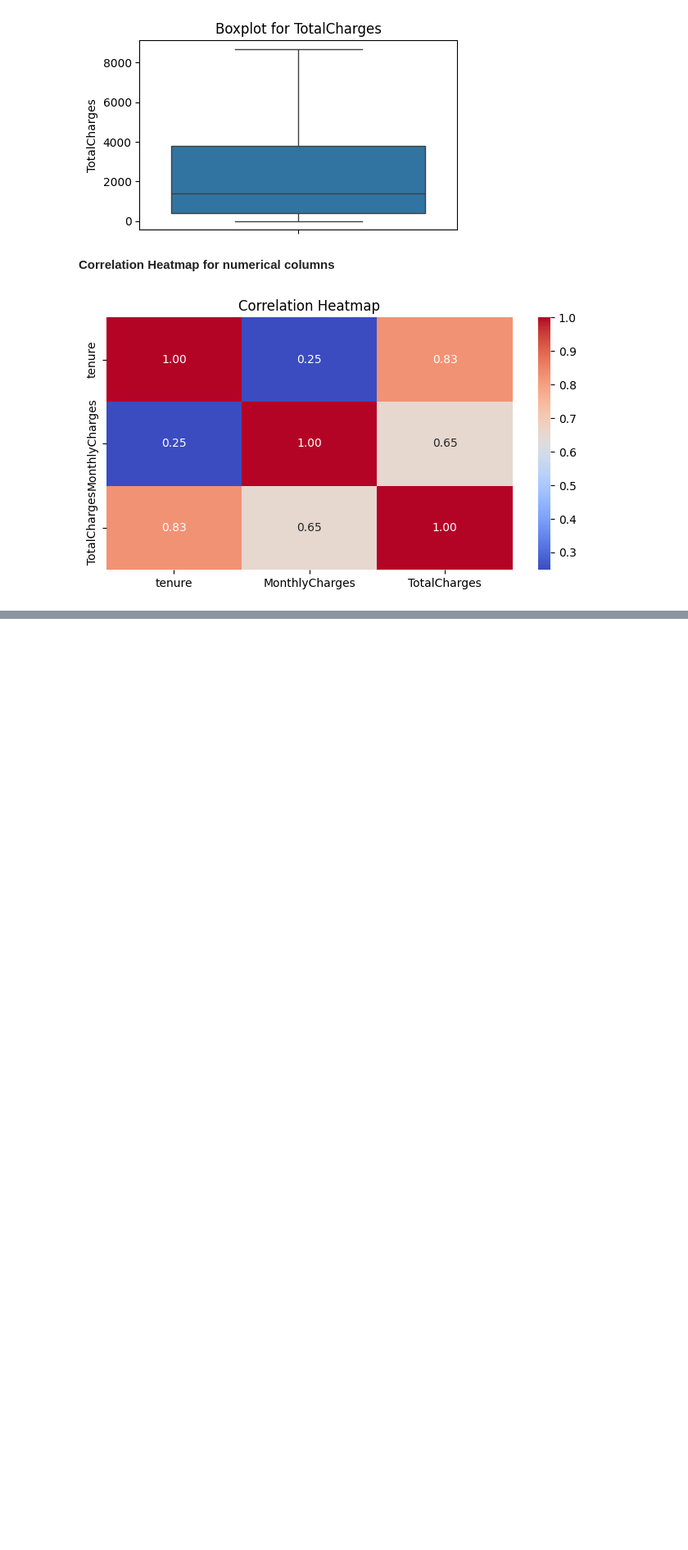
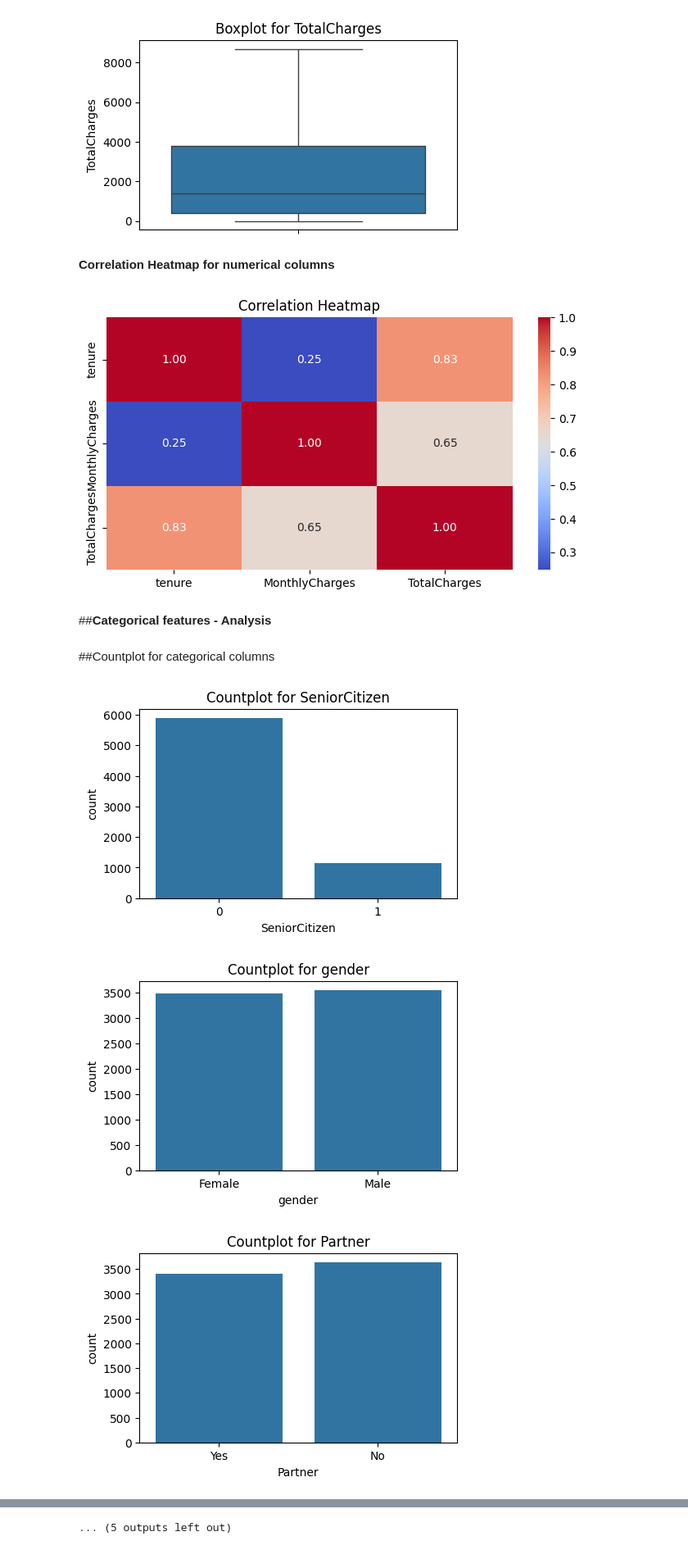
Before and after one commit to jiya-sahu/Customer-Churn-Prediction, a Jupyter notebook: Customer_Churn_Prediction_using_ML.ipynb, the cells around one changed output, grey strips where cells are left out. Shown: that part at 82% size. Drawn from its saved outputs; the diff is of its cells as text; code cells hidden in the pictures; blank space fills up the shorter version.

```diff
--- a/Customer_Churn_Prediction_using_ML.ipynb
+++ b/Customer_Churn_Prediction_using_ML.ipynb
@@ -196,3 +197,22 @@ plt.title("Correlation Heatmap")
 plt.show()
 # %% [output]
 [figure]
+# %% [markdown]
+##**Categorical features - Analysis**
+# %% [markdown]
+##Countplot for categorical columns
+# %%
+object_cols = df.select_dtypes(include="object").columns.to_list()
+object_cols = ["SeniorCitizen"]+object_cols
+object_cols
+
+for col in object_cols:
+  plt.figure(figsize=(5,3))
+  sns.countplot(x=df[col])
+  plt.title(f"Countplot for {col}")
+  plt.show()
+  print("\n")
+# %% [output]
+[figure, added]
+[figure, added]
+[figure, added]
@@ -198,0 +228 @@ plt.show()
+... (5 outputs left out)
```
Also changed, not shown: parts of 44 cells of this notebook.
